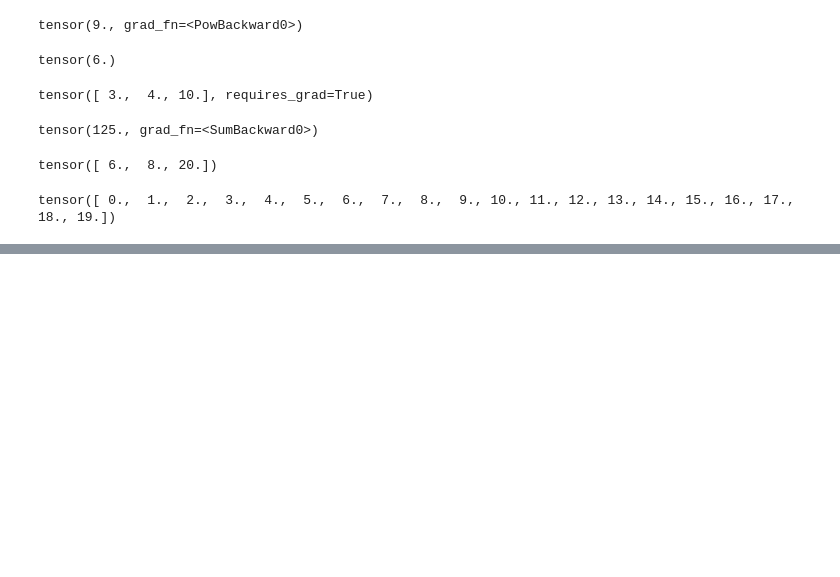
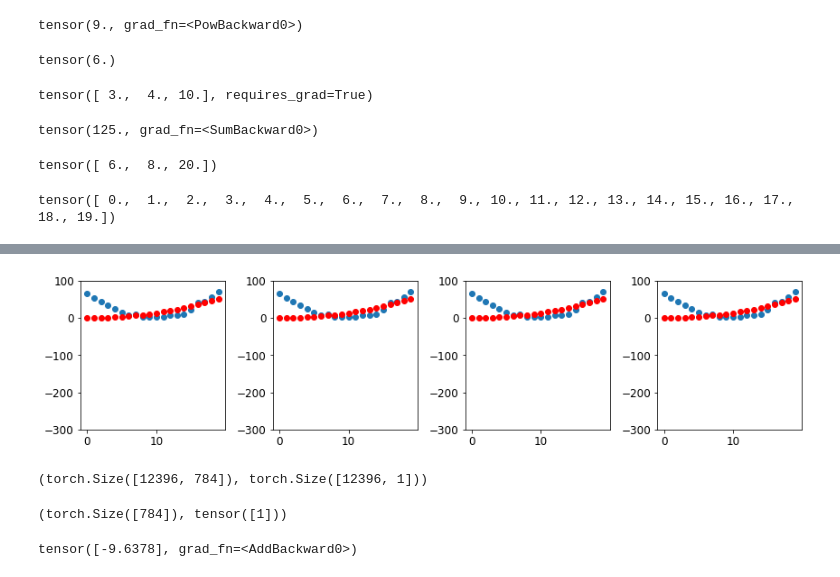
Before and after one commit to paulyeo21/fastai, a Jupyter notebook: chapter4.ipynb, the cells around one changed output, grey strips where cells are left out. Saved outputs shown, nothing was run; the diff lists cells and outputs as text; code cells hidden in the pictures; blank space fills up the shorter version.

```diff
--- a/chapter4.ipynb
+++ b/chapter4.ipynb
@@ -228,0 +274,11 @@ def f(t, params):
+# %%
+def apply_step(params, prn=True):
+    preds = f(time, params)
+    loss = mse(preds, speed)
+    loss.backward()
+    params.data -= learning_rate * params.grad.data
+    params.grad = None
+    if prn: print(loss.item())
+    return preds
+
+for i in range(10): apply_step(params)
@@ -228,0 +296,18 @@ def f(t, params):
+# %%
+_, axs = plt.subplots(1, 4, figsize=(12,3))
+for ax in axs: show_preds(apply_step(params, False), ax)
+plt.tight_layout()
+# %% [output]
+[figure, added]
+# %%
+train_x = torch.cat([stacked_threes, stacked_sevens]).view(-1, 28*28)
+train_y = tensor([1] * len(threes) + [0] * len(sevens)).unsqueeze(1)
+train_x.shape, train_y.shape
+# %% [output]
+(torch.Size([12396, 784]), torch.Size([12396, 1]))
+# %%
+dset = list(zip(train_x, train_y))
+x, y = dset[0]
+x.shape, y
+# %% [output]
+(torch.Size([784]), tensor([1]))
@@ -228,0 +322,4 @@ def f(t, params):
+# %%
+(train_x[0]*weights.T).sum() + bias
+# %% [output]
+tensor([-9.6378], grad_fn=<AddBackward0>)
```
Also changed, not shown: parts of 59 cells of this notebook.
